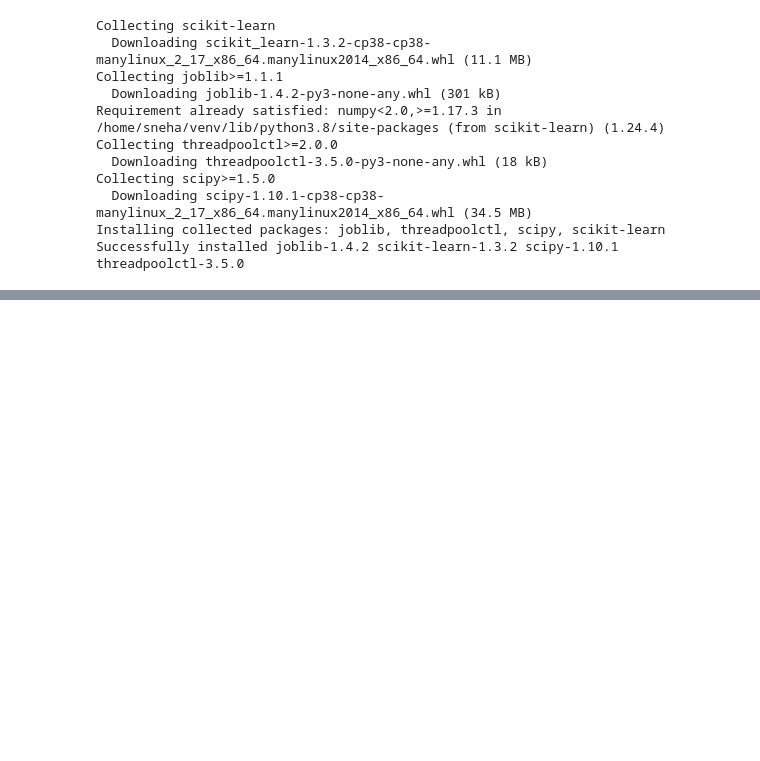
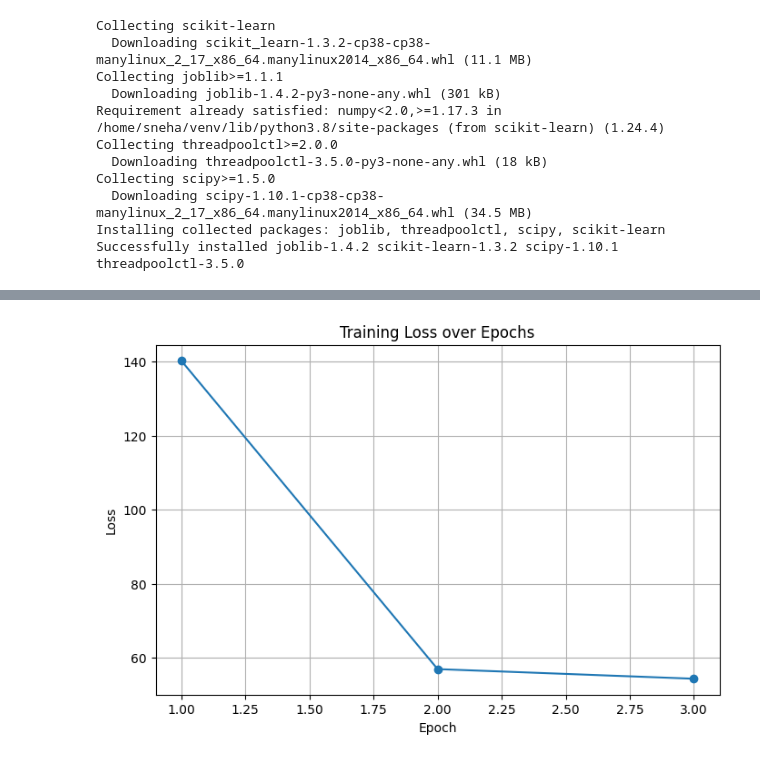
Before and after one commit to snehaagar2023/ai-detection-system, a Jupyter notebook: training.ipynb, the cells around one changed output, grey strips where cells are left out. Drawn from its saved outputs; the diff is of its cells as text; code cells hidden in the pictures; blank space fills up the shorter version.

```diff
--- a/training.ipynb
+++ b/training.ipynb
@@ -193,0 +235,11 @@ tokenizer.save_pretrained("initial-roberta-ai-detector")
+# %%
+training_losses = [140.23, 56.92, 54.32]
+plt.figure(figsize=(8, 5))
+plt.plot(range(1, len(training_losses) + 1), training_losses, marker='o')
+plt.title("Training Loss over Epochs")
+plt.xlabel("Epoch")
+plt.ylabel("Loss")
+plt.grid(True)
+plt.show()
+# %% [output]
+[figure, added]
```
Also changed, not shown: parts of 7 cells of this notebook, 1 other file.
